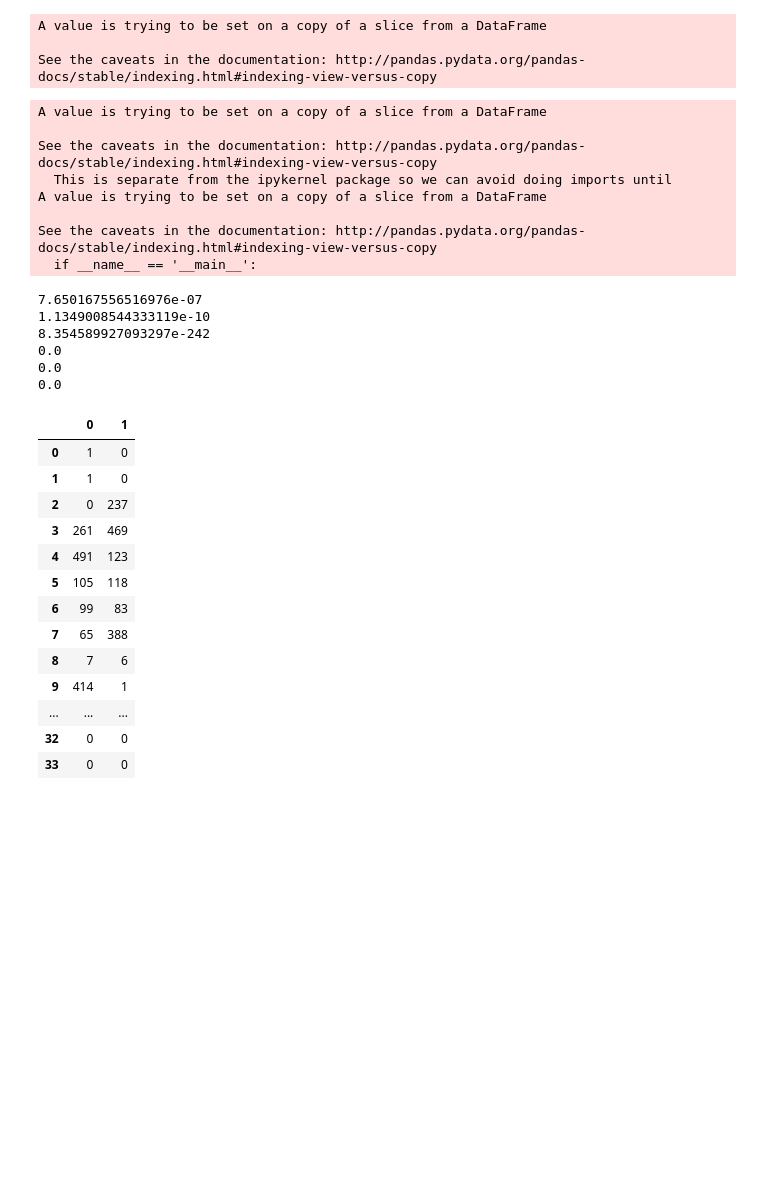
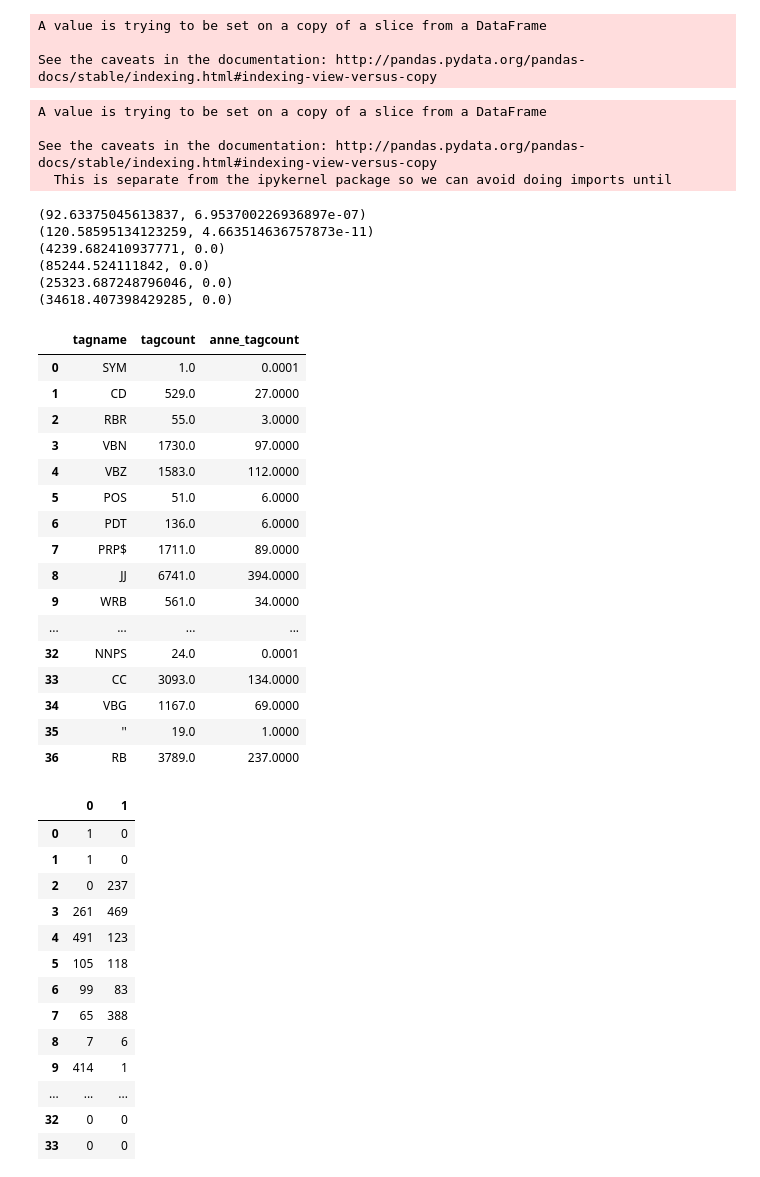
Before and after one commit to nicolenair/Capstone, a Jupyter notebook: Capstone_LL_experiment.ipynb, the cells around one changed output. Drawn from its saved outputs; the diff is of its cells as text; code cells hidden in the pictures; blank space fills up the shorter version.

```diff
--- a/Capstone_LL_experiment.ipynb
+++ b/Capstone_LL_experiment.ipynb
@@ -214,36 +205,52 @@ for i in full_dreams_tags["tagname"]:
   if i not in full_gables_tags["tagname"]:
     full_gables_tags["tagname"][i] = 0.01
 
-full_dreams_tags[full_dreams_tags["tagcount"]==0] = 0.00001
-full_gables_tags[full_gables_tags["tagcount"]==0] = 0.00001
-full_dreams_tags[full_dreams_tags["anne_tagcount"]==0] = 0.00001
-full_gables_tags[full_gables_tags["anne_tagcount"]==0] = 0.00001
+full_dreams_tags.loc[full_dreams_tags["tagcount"]==0, "tagcount"] = 0.0001
+full_gables_tags.loc[full_gables_tags["tagcount"]==0, "tagcount"] = 0.0001
+full_dreams_tags.loc[full_dreams_tags["anne_tagcount"]==0, "anne_tagcount"] = 0.0001
+full_gables_tags.loc[full_gables_tags["anne_tagcount"]==0, "anne_tagcount"] = 0.0001
 # %% [output]
 A value is trying to be set on a copy of a slice from a DataFrame
 
 See the caveats in the documentation: http://pandas.pydata.org/pandas-docs/stable/indexing.html#indexing-view-versus-copy
   This is separate from the ipykernel package so we can avoid doing imports until
-A value is trying to be set on a copy of a slice from a DataFrame
-
-See the caveats in the documentation: http://pandas.pydata.org/pandas-docs/stable/indexing.html#indexing-view-versus-copy
-  if __name__ == '__main__':
 # %%
 # full_dreams_tags
 # %%
 from scipy.stats import chi2_contingency
-print(chi2_contingency(full_gables_tags.iloc[:,1:])[1])
-print(chi2_contingency(full_dreams_tags.iloc[:,1:])[1])
-print(chi2_contingency(pd.DataFrame({"0":np.array(full_gables_tags.iloc[:,2]), "1": np.array(full_dreams_tags.iloc[:,2])}))[1])
-print(chi2_contingency(pd.DataFrame({"0":np.array(full_gables_tags.iloc[:,1]), "1": np.array(full_dreams_tags.iloc[:,1])}))[1])
-print(chi2_contingency(pd.DataFrame({"0":np.array(full_gables_tags.iloc[:,1]), "1": np.array(full_dreams_tags.iloc[:,2])}))[1])
-print(chi2_contingency(pd.DataFrame({"0":np.array(full_gables_tags.iloc[:,2]), "1": np.array(full_dreams_tags.iloc[:,1])}))[1])
+print(chi2_contingency(full_gables_tags.iloc[:,1:])[:2])
+print(chi2_contingency(full_dreams_tags.iloc[:,1:])[:2])
+print(chi2_contingency(pd.DataFrame({"0":np.array(full_gables_tags.iloc[:,2]), "1": np.array(full_dreams_tags.iloc[:,2])}))[:2])
+print(chi2_contingency(pd.DataFrame({"0":np.array(full_gables_tags.iloc[:,1]), "1": np.array(full_dreams_tags.iloc[:,1])}))[:2])
+print(chi2_contingency(pd.DataFrame({"0":np.array(full_gables_tags.iloc[:,1]), "1": np.array(full_dreams_tags.iloc[:,2])}))[:2])
+print(chi2_contingency(pd.DataFrame({"0":np.array(full_gables_tags.iloc[:,2]), "1": np.array(full_dreams_tags.iloc[:,1])}))[:2])
 # %% [output]
-7.650167556516976e-07
-1.1349008544333119e-10
-8.354589927093297e-242
-0.0
-0.0
-0.0
+(92.63375045613837, 6.953700226936897e-07)
+(120.58595134123259, 4.663514636757873e-11)
+(4239.682410937771, 0.0)
+(85244.524111842, 0.0)
+(25323.687248796046, 0.0)
+(34618.407398429285, 0.0)
+# %%
+full_dreams_tags
+# %% [output]
+|  | tagname | tagcount | anne_tagcount |
+| 0 | SYM | 1.0 | 0.0001 |
+| 1 | CD | 529.0 | 27.0000 |
+| 2 | RBR | 55.0 | 3.0000 |
+| 3 | VBN | 1730.0 | 97.0000 |
+| 4 | VBZ | 1583.0 | 112.0000 |
+| 5 | POS | 51.0 | 6.0000 |
+| 6 | PDT | 136.0 | 6.0000 |
+| 7 | PRP$ | 1711.0 | 89.0000 |
+| 8 | JJ | 6741.0 | 394.0000 |
+| 9 | WRB | 561.0 | 34.0000 |
+| ... | ... | ... | ... |
+| 32 | NNPS | 24.0 | 0.0001 |
+| 33 | CC | 3093.0 | 134.0000 |
+| 34 | VBG | 1167.0 | 69.0000 |
+| 35 | '' | 19.0 | 1.0000 |
+| 36 | RB | 3789.0 | 237.0000 |
 # %%
 pd.DataFrame({"0":np.array(full_gables_tags.iloc[:,2]), "1": np.array(full_dreams_tags.iloc[:,2])})
 # %% [output]
```
Also changed, not shown: parts of 2 cells of this notebook.
